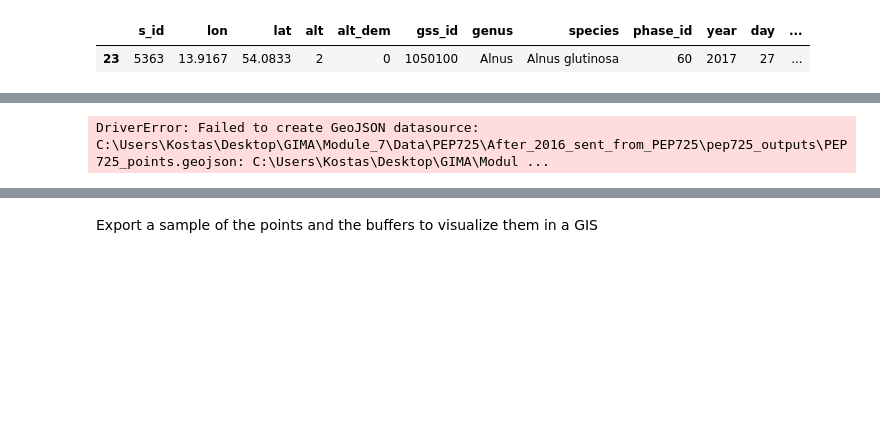
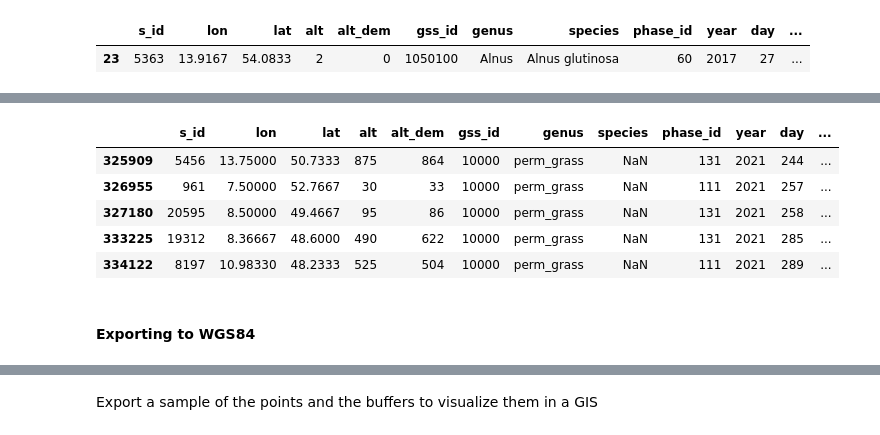
Before and after one commit to Vk0z/vitpheno, a Jupyter notebook: PEP725_preprocessing.ipynb, the cells around one changed output, grey strips where cells are left out. Cells and saved outputs as stored; diff of their text form; code cells hidden in the pictures; blank space fills up the shorter version.

```diff
--- a/PEP725_preprocessing.ipynb
+++ b/PEP725_preprocessing.ipynb
@@ -471,4 +547,13 @@ KeyboardInterrupt:
+# %%
+buffers_gdf.tail()
+# %% [output]
+|  | s_id | lon | lat | alt | alt_dem | gss_id | genus | species | phase_id | year | day | ... |
+| 325909 | 5456 | 13.75000 | 50.7333 | 875 | 864 | 10000 | perm_grass | NaN | 131 | 2021 | 244 | ... |
+| 326955 | 961 | 7.50000 | 52.7667 | 30 | 33 | 10000 | perm_grass | NaN | 111 | 2021 | 257 | ... |
+| 327180 | 20595 | 8.50000 | 49.4667 | 95 | 86 | 10000 | perm_grass | NaN | 131 | 2021 | 258 | ... |
+| 333225 | 19312 | 8.36667 | 48.6000 | 490 | 622 | 10000 | perm_grass | NaN | 131 | 2021 | 285 | ... |
+| 334122 | 8197 | 10.98330 | 48.2333 | 525 | 504 | 10000 | perm_grass | NaN | 111 | 2021 | 289 | ... |
+# %% [markdown]
+#### Exporting to WGS84
 # %%
-combined_gdf.to_file(os.path.join(output_folder, 'PEP725_points.geojson'), driver="GeoJSON")
+combined_gdf.to_crs(4326).to_file(os.path.join(output_folder, 'PEP725_stations_WGS84.geojson'), driver='GeoJSON')
-# %% [output]
-DriverError: Failed to create GeoJSON datasource: C:\Users\Kostas\Desktop\GIMA\Module_7\Data\PEP725\After_2016_sent_from_PEP725\pep725_outputs\PEP725_points.geojson: C:\Users\Kostas\Desktop\GIMA\Modul ...
```
Also changed, not shown: parts of 20 cells of this notebook.
